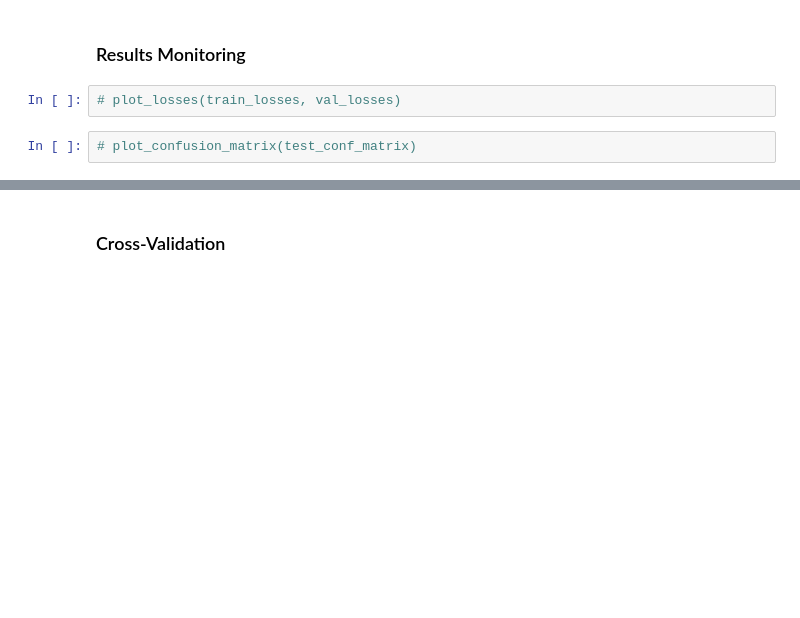
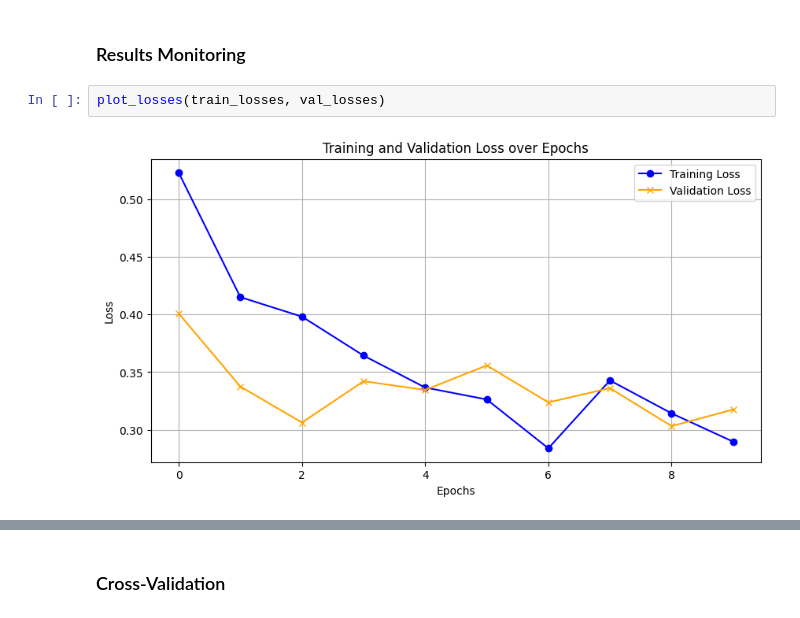
Before and after one commit to KyleZrey/SMCA, a Jupyter notebook: fusion_classification/SMCA_MCA.ipynb, the cells around one changed output, grey strips where cells are left out. Saved outputs shown, nothing was run; the diff lists cells and outputs as text; blank space fills up the shorter version.

```diff
--- a/fusion_classification/SMCA_MCA.ipynb
+++ b/fusion_classification/SMCA_MCA.ipynb
@@ -921,6 +944,6 @@ def plot_losses(train_losses, val_losses):
 # %% [markdown]
 ### Results Monitoring
 # %%
-# plot_losses(train_losses, val_losses)
+plot_losses(train_losses, val_losses)
+# %% [output]
+[figure, added]
-# %%
-# plot_confusion_matrix(test_conf_matrix)
```
Also changed, not shown: parts of 11 cells of this notebook, 1 other file.
